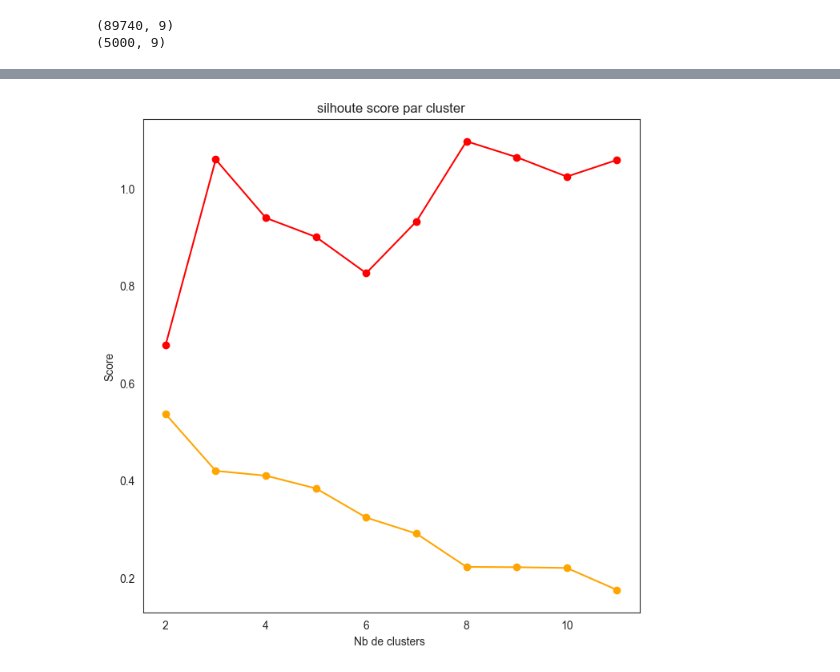
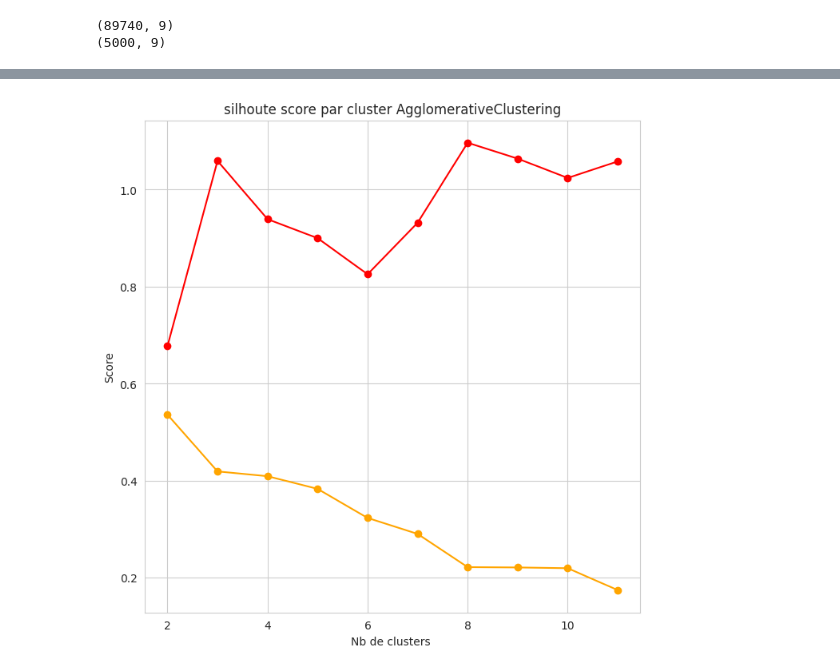
Before and after one commit to mohamed0barhoomi/Final_DATASC_Project, a Jupyter notebook: last_project.ipynb, the cells around one changed output, grey strips where cells are left out. Cells and saved outputs as stored; diff of their text form; code cells hidden in the pictures.

```diff
--- a/last_project.ipynb
+++ b/last_project.ipynb
@@ -123,3 +124,5 @@ sns.reset_orig()
+# %%
+sns.set_style("whitegrid")
 # %%
 
 plt.figure(figsize=(8,5))
@@ -344,20 +347,20 @@ DVB de k=8 :  5.298717029507853
 # %%
 sil_scores = []
 DVB=[]
 for k in range(2,12):
     agg = AgglomerativeClustering(n_clusters=k, linkage='average')
     pred = agg.fit_predict(part_data)
     sil_scores.append(silhouette_score(part_data, pred))
     DVB.append(davies_bouldin_score(part_data, pred))
 plt.figure(figsize=(8,8))
 plt.plot(list(range(2,12)), sil_scores, marker="o", color="orange")
 plt.plot(list(range(2,12)),DVB, marker="o", color="red")
 plt.xlabel("Nb de clusters ")
 plt.ylabel("Score")
-plt.title("silhoute score par cluster")
+plt.title("silhoute score par cluster AgglomerativeClustering")
 plt.show()
 # %% [output]
-[figure, old version]
+[figure, new version]
 # %%
 print("silhoutte de k=8 :",sil_scores[4])
 print("DVB de k=8 : ",DVB[4])
```
Also changed, not shown: parts of 24 cells of this notebook.
